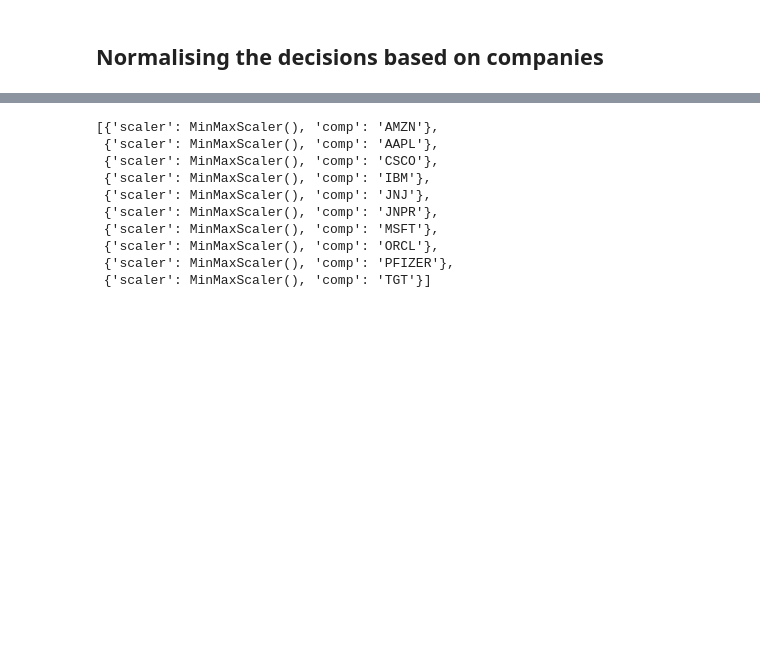
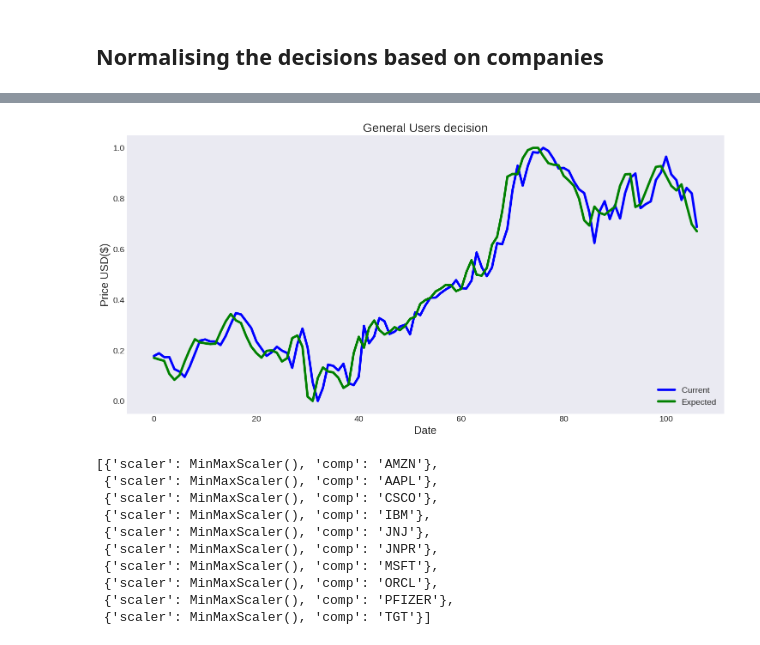
Before and after one commit to Aryan-Bhatt-pro/Rec-Sys-Project, a Jupyter notebook: CollabFiltering.ipynb, the cells around one changed output, grey strips where cells are left out. Cells and saved outputs as stored; diff of their text form; code cells hidden in the pictures; blank space fills up the shorter version.

```diff
--- a/CollabFiltering.ipynb
+++ b/CollabFiltering.ipynb
@@ -77,3 +104,18 @@ for i in range(len(df_decisions_list)):
+# %%
+
+
+plt.figure(figsize=(16, 8))
+
+plt.title('General Users decision')
+plt.xlabel('Date', fontsize=18)
+plt.ylabel('Price USD($)', fontsize=18)
+plt.plot(df_decisions_list[i]['df']['Current Value of Stock'], color='blue')
+plt.plot(df_decisions_list[i]['df']['Expected Value of Stock'], color='green')
+plt.legend(['Current', 'Expected'], loc='lower right')
+# plt.savefig('/content/prediction.png')
+plt.show()
+# %% [output]
+[figure, added]
 # %%
 scalers_decisions
 # %% [output]
```
Also changed, not shown: parts of 10 cells of this notebook.
